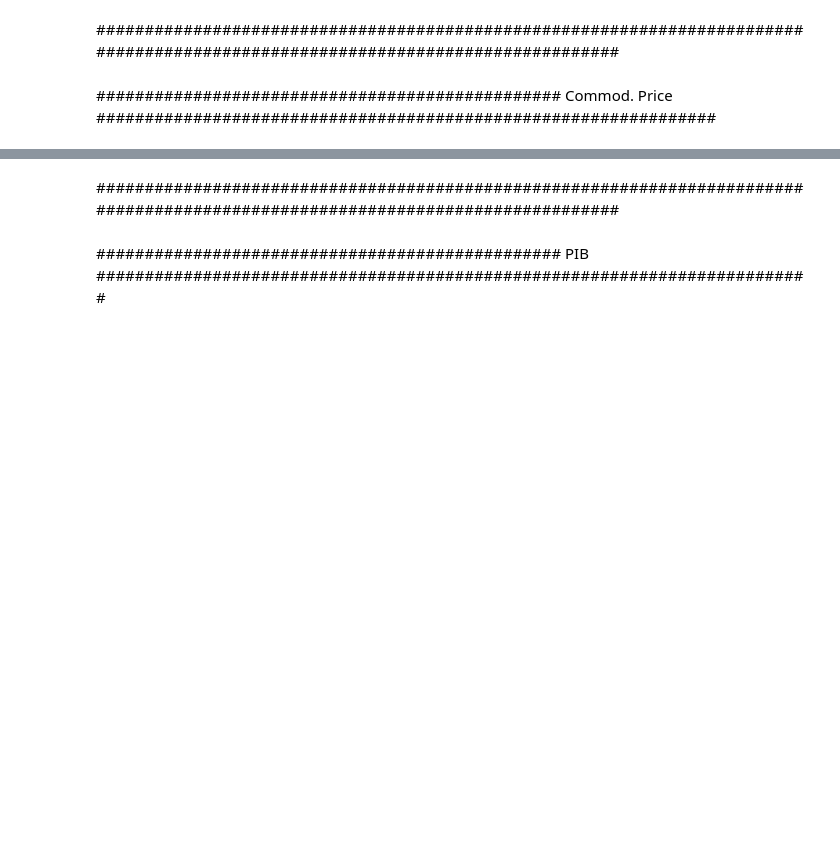
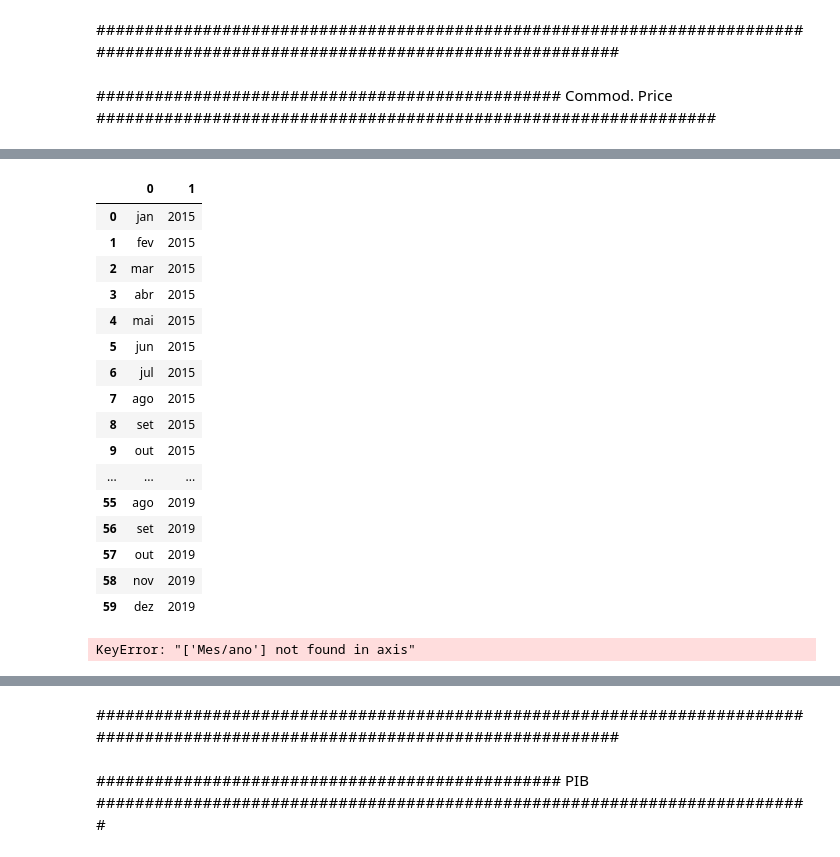
Before and after one commit to matheusmvinhas/TCC, a Jupyter notebook: TCC_v2_03_11_2021.ipynb, the cells around one changed output, grey strips where cells are left out. Cells and saved outputs as stored; diff of their text form; code cells hidden in the pictures; blank space fills up the shorter version.

```diff
--- a/TCC_v2_03_11_2021.ipynb
+++ b/TCC_v2_03_11_2021.ipynb
@@ -438,0 +382,28 @@ comm_price
+# %%
+#Coluna Mes/ano tratada
+mes_ano_trat = comm_price['Mes/ano'].str.split("/",expand=True)
+mes_ano_trat[1] = mes_ano_trat[1].map({'15':2015,'16':2016,'17':2017,'18':2018,'19':2019})
+mes_ano_trat
+# %% [output]
+|  | 0 | 1 |
+| 0 | jan | 2015 |
+| 1 | fev | 2015 |
+| 2 | mar | 2015 |
+| 3 | abr | 2015 |
+| 4 | mai | 2015 |
+| 5 | jun | 2015 |
+| 6 | jul | 2015 |
+| 7 | ago | 2015 |
+| 8 | set | 2015 |
+| 9 | out | 2015 |
+| ... | ... | ... |
+| 55 | ago | 2019 |
+| 56 | set | 2019 |
+| 57 | out | 2019 |
+| 58 | nov | 2019 |
+| 59 | dez | 2019 |
+# %%
+comm_price.drop(columns=['Mes/ano'], inplace=True)
+comm_price[['Mes','Ano']] = mes_ano_trat
+# %% [output]
+KeyError: "['Mes/ano'] not found in axis"
```
Also changed, not shown: parts of 35 cells of this notebook.
